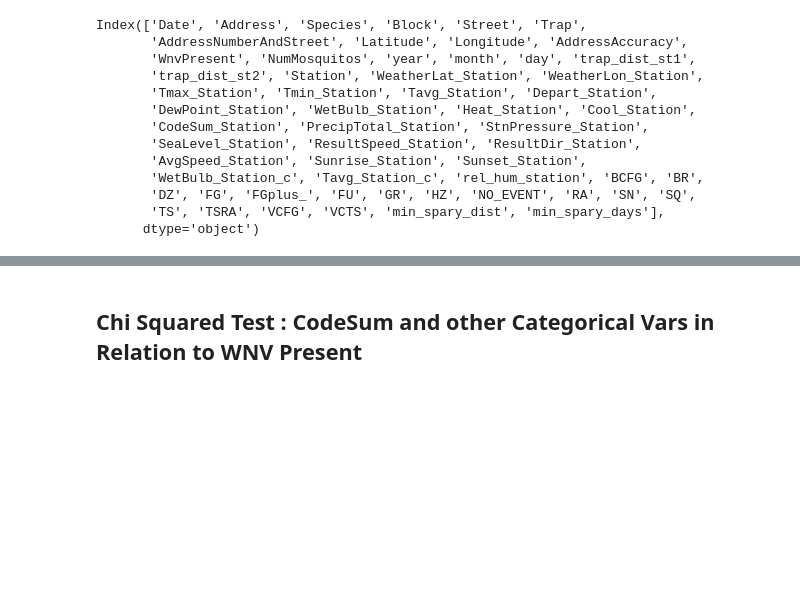
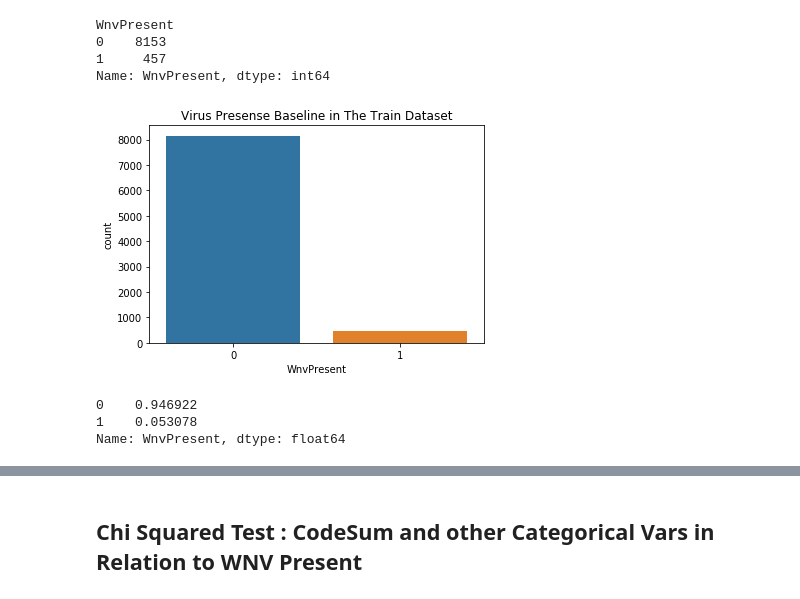
Before and after one commit to jsiwu94/kaggle-competition1, a Jupyter notebook: EDA/KaggleEDA_Jenny.ipynb, the cells around one changed output, grey strips where cells are left out. Saved outputs shown, nothing was run; the diff lists cells and outputs as text; code cells hidden in the pictures; blank space fills up the shorter version.

```diff
--- a/EDA/KaggleEDA_Jenny.ipynb
+++ b/EDA/KaggleEDA_Jenny.ipynb
@@ -12 +20,3 @@ master_database=pd.read_csv("/Users/jenniferwu/Documents/kaggle-competition1/cle
+# %%
+master_database.drop(['AddressNumberAndStreet','Address','NumMosquitos'], axis = 1, inplace = True)
 # %%
@@ -32,3 +31,0 @@ Index(['Date', 'Address', 'Species', 'Block', 'Street', 'Trap',
-# %%
-master_database['min_spary_dist']=master_database.iloc[:,15:25].min(axis=1)
-master_database['min_spary_days']=master_database.iloc[:,26:34].min(axis=1)
@@ -37,16 +32,17 @@ master_database1 = master_database.drop(columns = master_database.iloc[:,15:35],
-# %%
-master_database1.columns
-# %% [output]
-Index(['Date', 'Address', 'Species', 'Block', 'Street', 'Trap',
-       'AddressNumberAndStreet', 'Latitude', 'Longitude', 'AddressAccuracy',
-       'WnvPresent', 'NumMosquitos', 'year', 'month', 'day', 'trap_dist_st1',
-       'trap_dist_st2', 'Station', 'WeatherLat_Station', 'WeatherLon_Station',
-       'Tmax_Station', 'Tmin_Station', 'Tavg_Station', 'Depart_Station',
-       'DewPoint_Station', 'WetBulb_Station', 'Heat_Station', 'Cool_Station',
-       'CodeSum_Station', 'PrecipTotal_Station', 'StnPressure_Station',
-       'SeaLevel_Station', 'ResultSpeed_Station', 'ResultDir_Station',
-       'AvgSpeed_Station', 'Sunrise_Station', 'Sunset_Station',
-       'WetBulb_Station_c', 'Tavg_Station_c', 'rel_hum_station', 'BCFG', 'BR',
-       'DZ', 'FG', 'FGplus_', 'FU', 'GR', 'HZ', 'NO_EVENT', 'RA', 'SN', 'SQ',
-       'TS', 'TSRA', 'VCFG', 'VCTS', 'min_spary_dist', 'min_spary_days'],
-      dtype='object')
+# %%
+#Baseline
+sns.countplot(x = 'WnvPresent', data=master_database)
+plt.title('Virus Presense Baseline in The Train Dataset')
+print("WnvPresent",master_database.WnvPresent.value_counts(), sep='\n')
+# %% [output]
+WnvPresent
+0    8153
+1     457
+Name: WnvPresent, dtype: int64
+[figure, added]
+# %%
+master_database.WnvPresent.value_counts()/len(master_database.WnvPresent)
+# %% [output]
+0    0.946922
+1    0.053078
+Name: WnvPresent, dtype: float64
```
Also changed, not shown: parts of 25 cells of this notebook, 9 other files.
